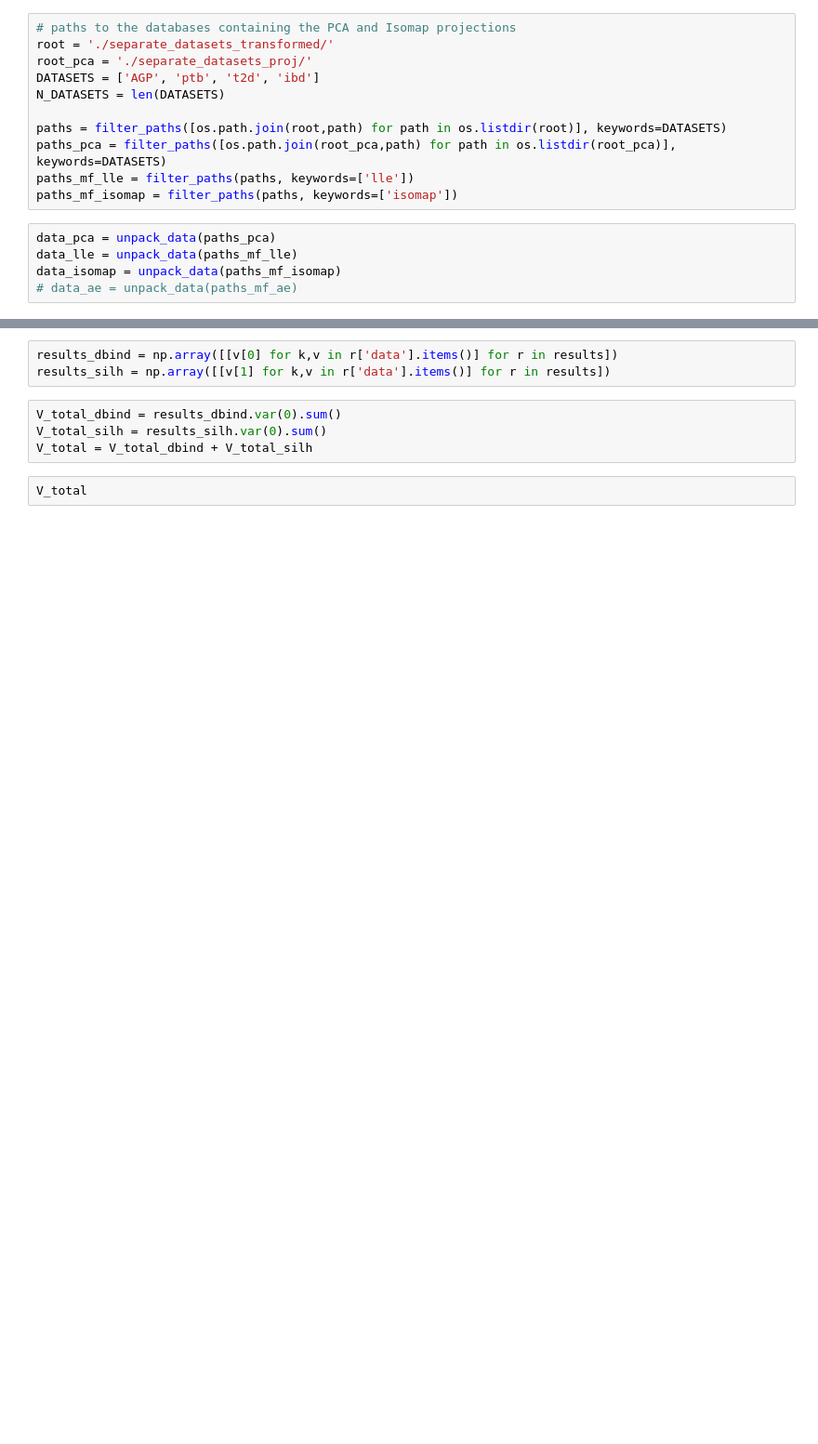
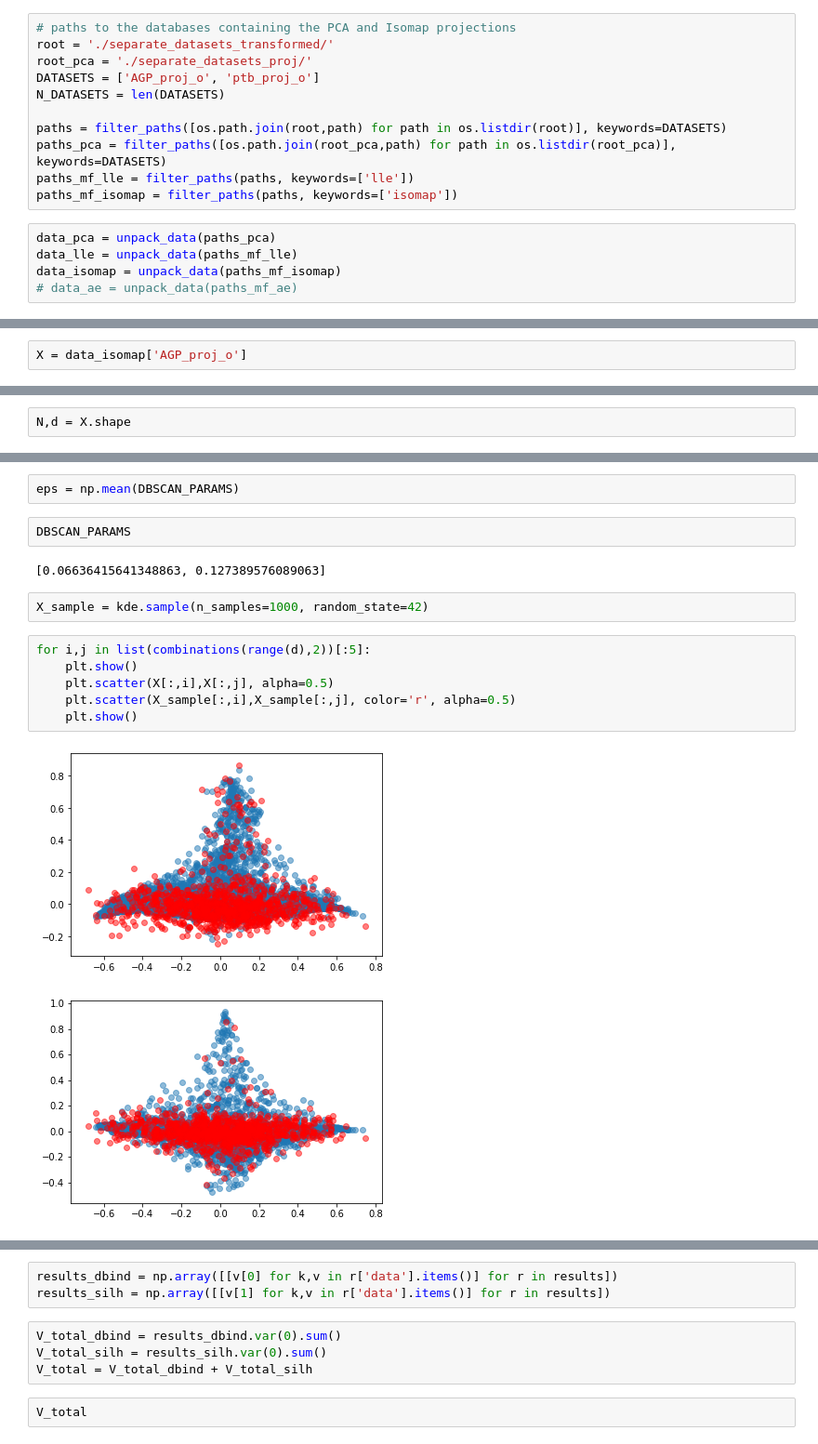
Before and after one commit to blufzzz/Skoltech-Microbiome-Project, a Jupyter notebook: Statistical significance.ipynb, the cells around one changed output, grey strips where cells are left out. Shown at 93% size. Saved outputs shown, nothing was run; the diff lists cells and outputs as text; blank space fills up the shorter version.

```diff
--- a/Statistical significance.ipynb
+++ b/Statistical significance.ipynb
@@ -26,7 +113,7 @@ The autoreload extension is already loaded. To reload it, use:
 # paths to the databases containing the PCA and Isomap projections
 root = './separate_datasets_transformed/'
 root_pca = './separate_datasets_proj/'
-DATASETS = ['AGP', 'ptb', 't2d', 'ibd']
+DATASETS = ['AGP_proj_o', 'ptb_proj_o']
 N_DATASETS = len(DATASETS)
 
 paths = filter_paths([os.path.join(root,path) for path in os.listdir(root)], keywords=DATASETS)
@@ -53,0 +133,2 @@ plt.show()
+# %%
+X = data_isomap['AGP_proj_o']
@@ -53,0 +137,2 @@ plt.show()
+# %%
+N,d = X.shape
@@ -53,0 +160,17 @@ plt.show()
+# %%
+eps = np.mean(DBSCAN_PARAMS)
+# %%
+DBSCAN_PARAMS
+# %% [output]
+[0.06636415641348863, 0.127389576089063]
+# %%
+X_sample = kde.sample(n_samples=1000, random_state=42)
+# %%
+for i,j in list(combinations(range(d),2))[:5]:
+    plt.show()
+    plt.scatter(X[:,i],X[:,j], alpha=0.5)
+    plt.scatter(X_sample[:,i],X_sample[:,j], color='r', alpha=0.5)
+    plt.show()
+# %% [output]
+[figure, added]
+[figure, added]
```
Also changed, not shown: parts of 33 cells of this notebook, 7 other files.
